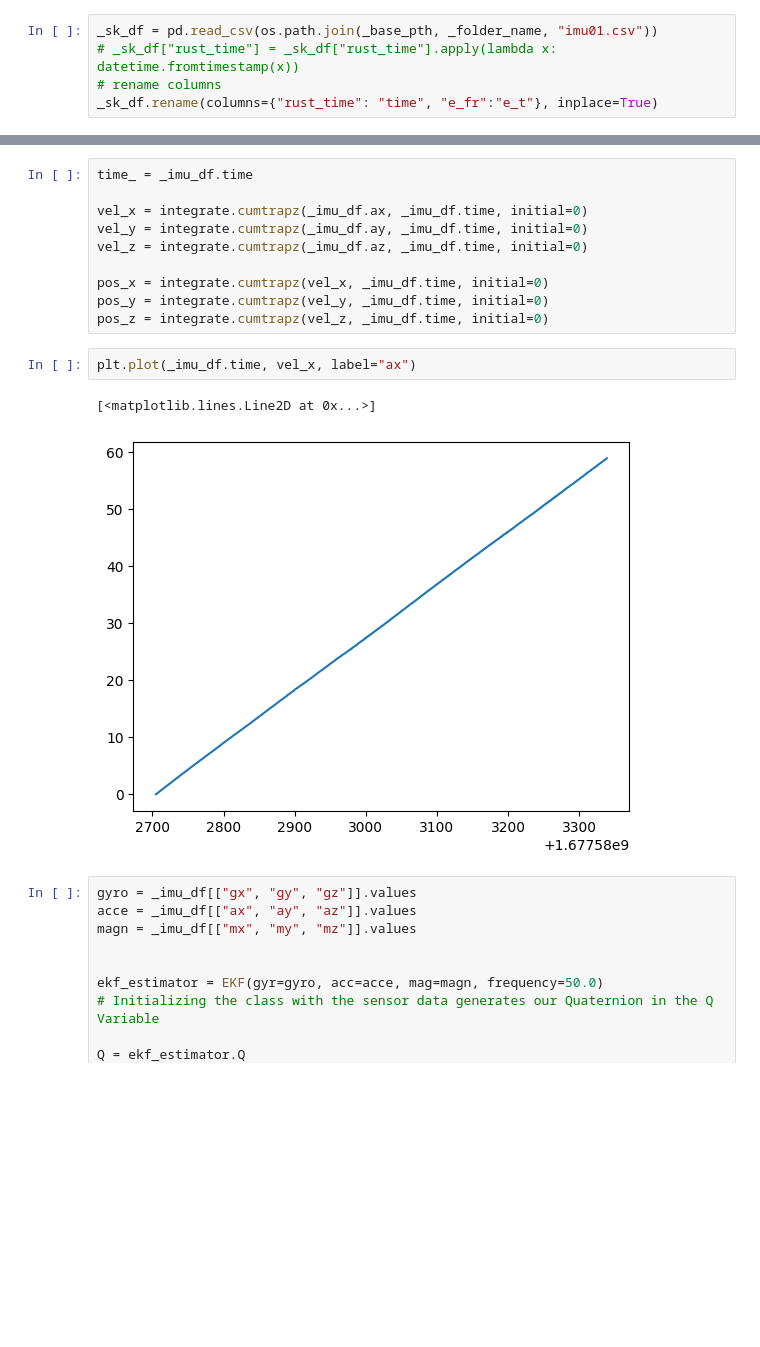
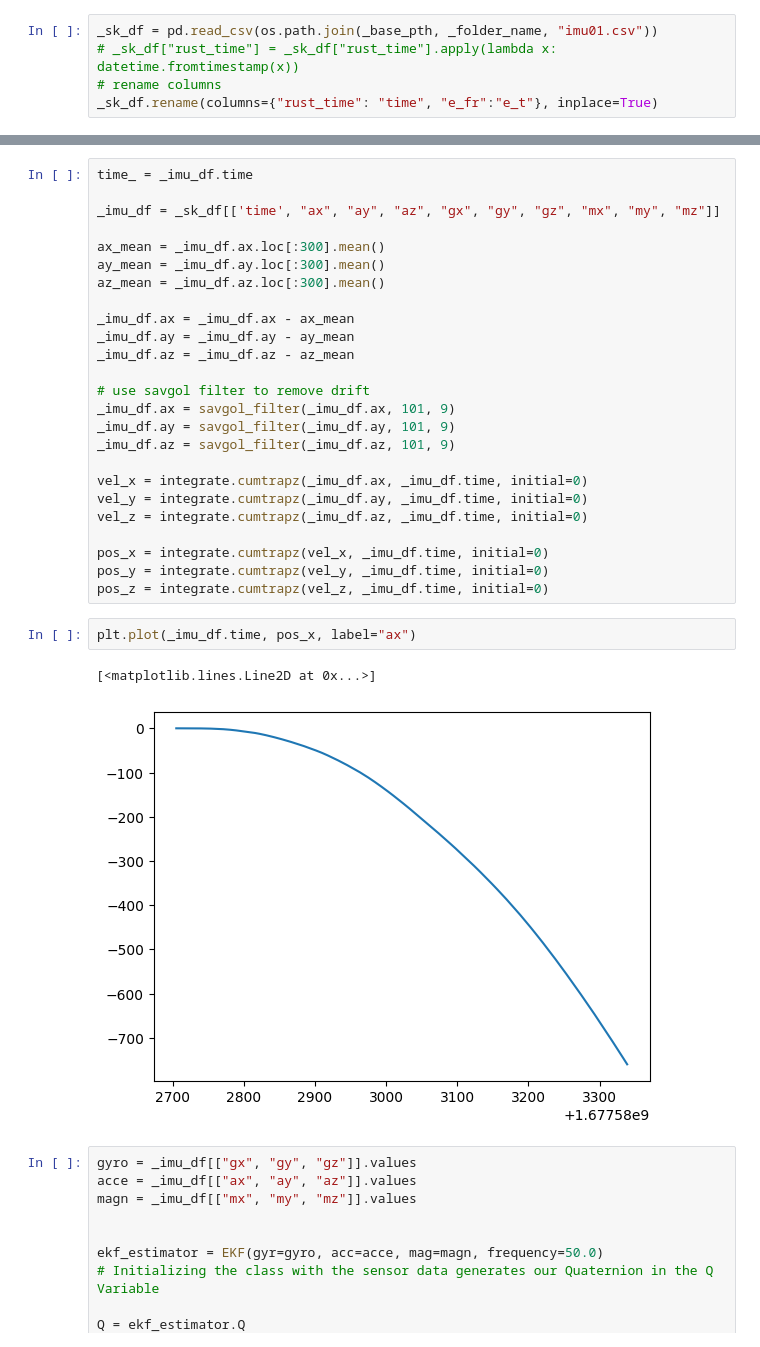
Before and after one commit to SujithChristopher/armbo_preliminary_work, a Jupyter notebook: simulation/ipy_notebooks/kalman_try_9dof_2.ipynb, the cells around one changed output, grey strips where cells are left out. Drawn from its saved outputs; the diff is of its cells as text; blank space fills up the shorter version.

```diff
--- a/simulation/ipy_notebooks/kalman_try_9dof_2.ipynb
+++ b/simulation/ipy_notebooks/kalman_try_9dof_2.ipynb
@@ -42,6 +42,21 @@ _vel_df.head()
 | 4 | 1.677583e+09 | 0.095703 | 0.067871 | -1.141113 | 0.122070 | -0.061035 | 0.915527 | 145.645782 | -315.152924 | 87.819710 | 0.000031 | ... |
 # %%
 time_ = _imu_df.time
+
+_imu_df = _sk_df[['time', "ax", "ay", "az", "gx", "gy", "gz", "mx", "my", "mz"]]
+
+ax_mean = _imu_df.ax.loc[:300].mean()
+ay_mean = _imu_df.ay.loc[:300].mean()
+az_mean = _imu_df.az.loc[:300].mean()
+
+_imu_df.ax = _imu_df.ax - ax_mean
+_imu_df.ay = _imu_df.ay - ay_mean
+_imu_df.az = _imu_df.az - az_mean
+
+# use savgol filter to remove drift
+_imu_df.ax = savgol_filter(_imu_df.ax, 101, 9)
+_imu_df.ay = savgol_filter(_imu_df.ay, 101, 9)
+_imu_df.az = savgol_filter(_imu_df.az, 101, 9)
 
 vel_x = integrate.cumtrapz(_imu_df.ax, _imu_df.time, initial=0)
 vel_y = integrate.cumtrapz(_imu_df.ay, _imu_df.time, initial=0)
@@ -51,10 +66,10 @@ pos_x = integrate.cumtrapz(vel_x, _imu_df.time, initial=0)
 pos_y = integrate.cumtrapz(vel_y, _imu_df.time, initial=0)
 pos_z = integrate.cumtrapz(vel_z, _imu_df.time, initial=0)
 # %%
-plt.plot(_imu_df.time, vel_x, label="ax")
+plt.plot(_imu_df.time, pos_x, label="ax")
 # %% [output]
 [<matplotlib.lines.Line2D at 0x...>]
-[figure, old version]
+[figure, new version]
 # %%
 gyro = _imu_df[["gx", "gy", "gz"]].values
 acce = _imu_df[["ax", "ay", "az"]].values
```
Also changed, not shown: parts of 1 cell of this notebook, 1 other file.
